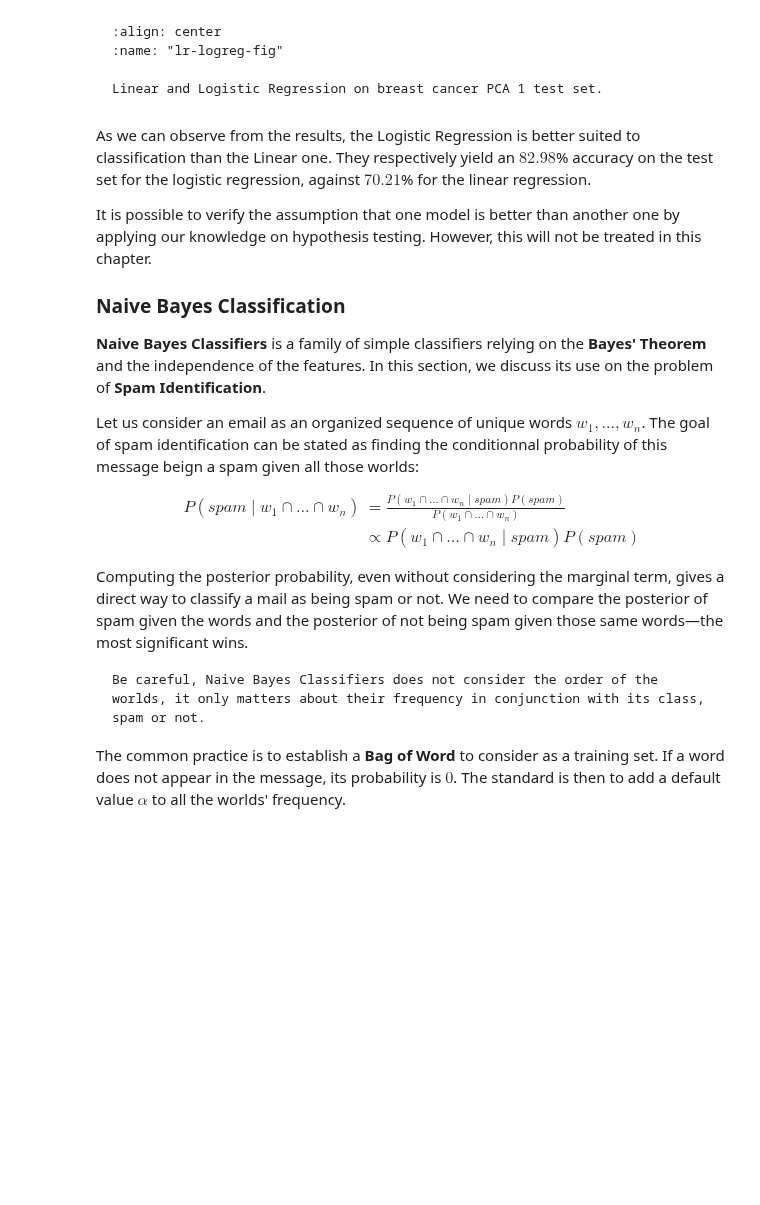
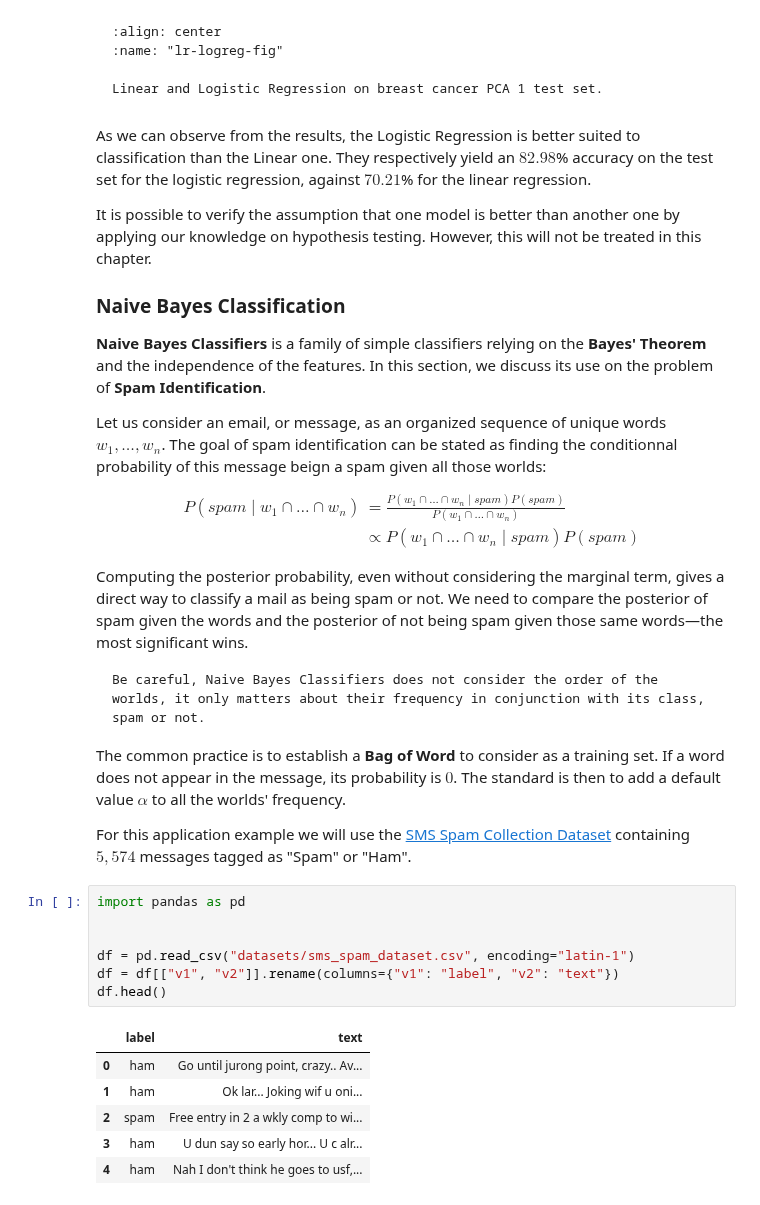
Before and after one commit to yliess86/DataDrivenScienceBook, a Jupyter notebook: data_driven_science_book/2_applied_mathematics/3_statistical_inference.ipynb, the cells around one changed output. Cells and saved outputs as stored; diff of their text form; blank space fills up the shorter version.

Commit message:
Update Ignore for Dataset

````diff
--- a/data_driven_science_book/2_applied_mathematics/3_statistical_inference.ipynb
+++ b/data_driven_science_book/2_applied_mathematics/3_statistical_inference.ipynb
@@ -1595,7 +1595,7 @@ It is possible to verify the assumption that one model is better than another on
 
 **Naive Bayes Classifiers** is a family of simple classifiers relying on the **Bayes' Theorem** and the independence of the features. In this section, we discuss its use on the problem of **Spam Identification**.
 
-Let us consider an email as an organized sequence of unique words $w_1, \dots, w_n$. The goal of spam identification can be stated as finding the conditionnal probability of this message beign a spam given all those worlds:
+Let us consider an email, or message, as an organized sequence of unique words $w_1, \dots, w_n$. The goal of spam identification can be stated as finding the conditionnal probability of this message beign a spam given all those worlds:
 
 $$
 \begin{align}
@@ -1611,3 +1611,19 @@ Be careful, Naive Bayes Classifiers does not consider the order of the worlds, i
 ```
 
 The common practice is to establish a **Bag of Word** to consider as a training set. If a word does not appear in the message, its probability is $0$. The standard is then to add a default value $\alpha$ to all the worlds' frequency.
+
+For this application example we will use the [SMS Spam Collection Dataset](https://www.kaggle.com/uciml/sms-spam-collection-dataset/home) containing $5,574$ messages tagged as "Spam" or "Ham".
+# %%
+import pandas as pd
+
+
+df = pd.read_csv("datasets/sms_spam_dataset.csv", encoding="latin-1")
+df = df[["v1", "v2"]].rename(columns={"v1": "label", "v2": "text"})
+df.head()
+# %% [output]
+|  | label | text |
+| 0 | ham | Go until jurong point, crazy.. Av... |
+| 1 | ham | Ok lar... Joking wif u oni... |
+| 2 | spam | Free entry in 2 a wkly comp to wi... |
+| 3 | ham | U dun say so early hor... U c alr... |
+| 4 | ham | Nah I don't think he goes to usf,... |
````
Also changed, not shown: parts of 1 cell of this notebook, 1 other file.
